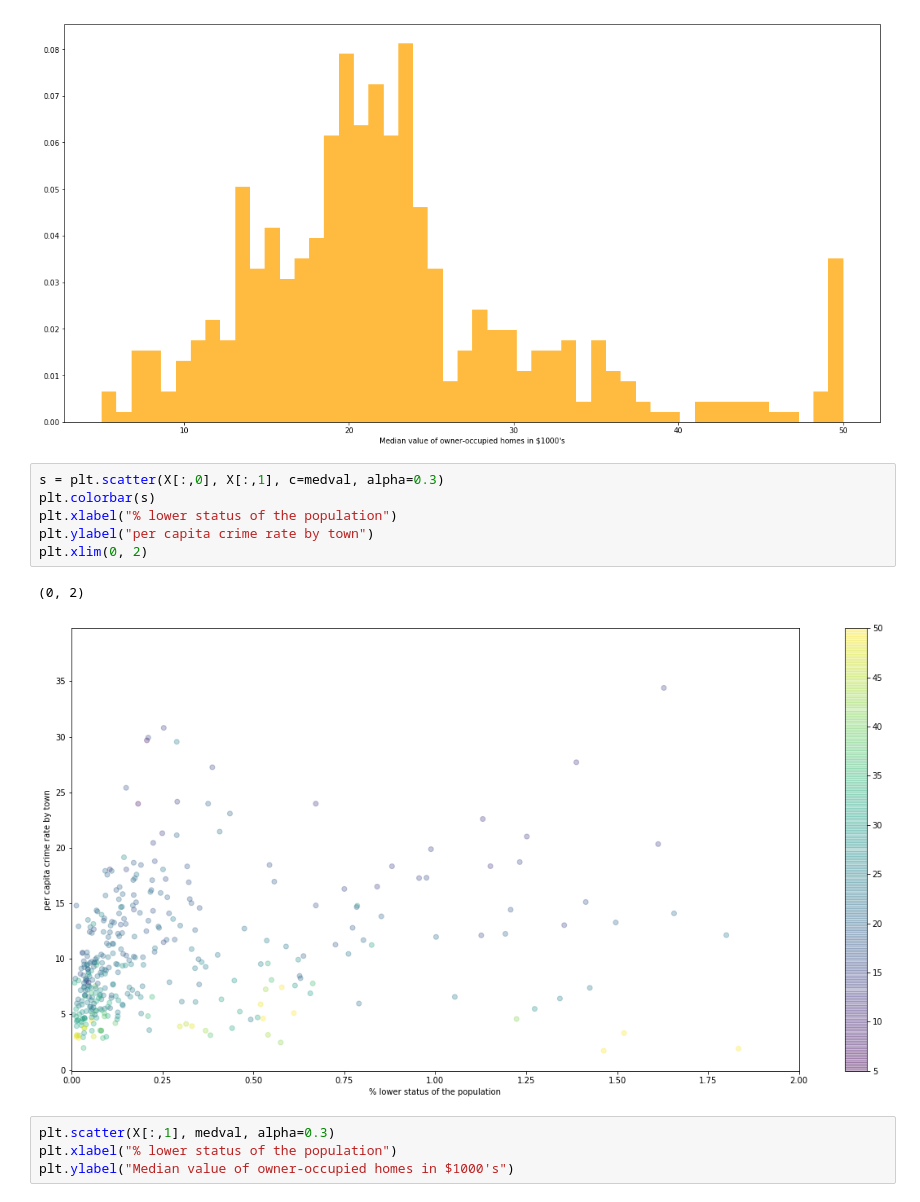
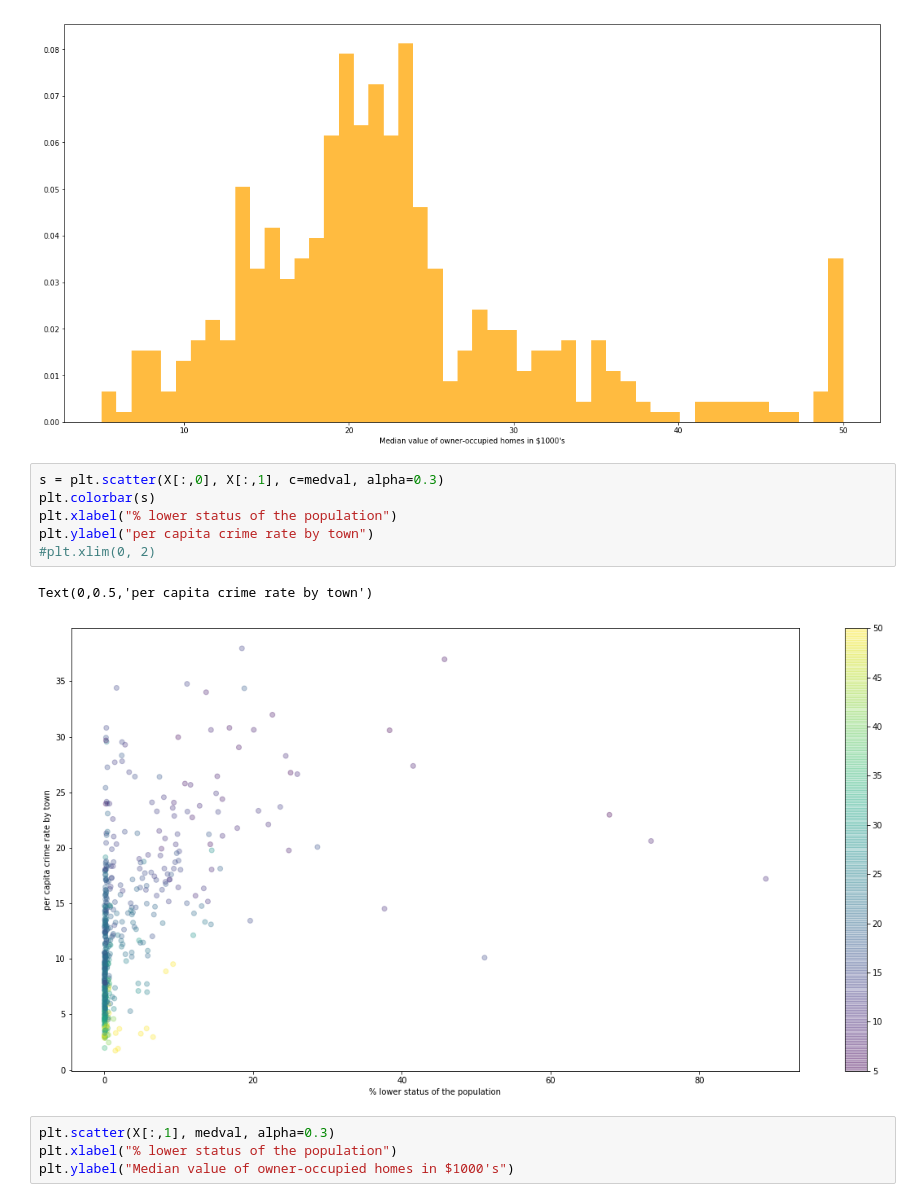
Before and after one commit to sbartek/intro-to-pytorch, a Jupyter notebook: intro-to-nn.ipynb, the cells around one changed output. Drawn from its saved outputs; the diff is of its cells as text.

```diff
--- a/intro-to-nn.ipynb
+++ b/intro-to-nn.ipynb
@@ -117,12 +117,12 @@ Text(0.5,0,"Median value of owner-occupied homes in $1000's")
 # %%
 s = plt.scatter(X[:,0], X[:,1], c=medval, alpha=0.3)
 plt.colorbar(s)
 plt.xlabel("% lower status of the population")
 plt.ylabel("per capita crime rate by town")
-plt.xlim(0, 2)
+#plt.xlim(0, 2)
 # %% [output]
-(0, 2)
+Text(0,0.5,'per capita crime rate by town')
-[figure, old version]
+[figure, new version]
 # %%
 plt.scatter(X[:,1], medval, alpha=0.3)
 plt.xlabel("% lower status of the population")
```
Also changed, not shown: parts of 8 cells of this notebook, 3 other files.
